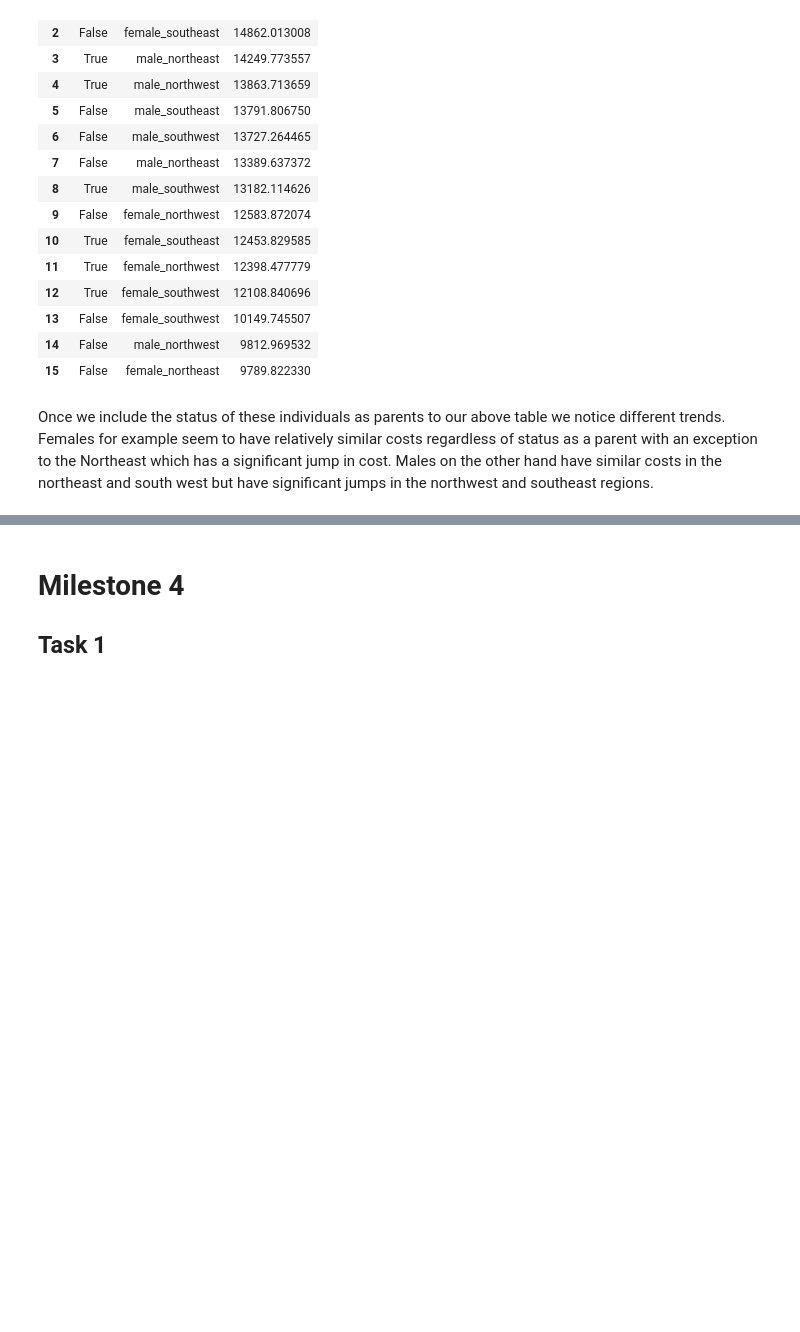
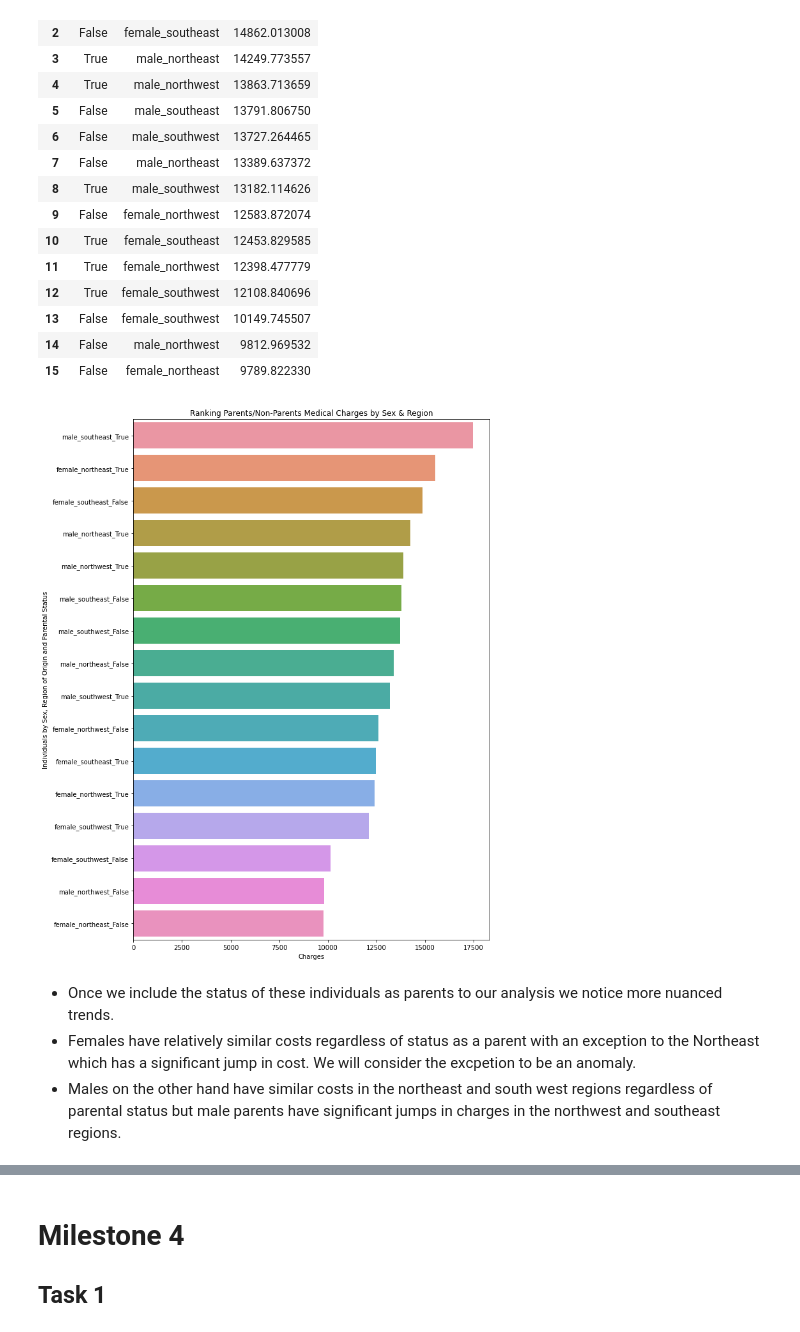
Before and after one commit to ubco-W2022T1-cosc301/project-group45, a Jupyter notebook: notebooks/analysis2.ipynb, the cells around one changed output, grey strips where cells are left out. Cells and saved outputs as stored; diff of their text form; code cells hidden in the pictures; blank space fills up the shorter version.

```diff
--- a/notebooks/analysis2.ipynb
+++ b/notebooks/analysis2.ipynb
@@ -247,5 +263,21 @@ df_srp
 | 13 | False | female_southwest | 10149.745507 |
 | 14 | False | male_northwest | 9812.969532 |
 | 15 | False | female_northeast | 9789.822330 |
+# %%
+df_plot = pd.read_csv("../data/processed/sex_region_parent.csv")
+
+df_plot = df_plot.groupby(['sex_region_parent'])['charges'].mean().sort_values(ascending = False).reset_index()
+
+plt.figure(figsize=(10,15))
+sns.barplot(x = 'charges', y= 'sex_region_parent', data = df_plot)
+plt.xlabel("Charges")
+plt.ylabel("Individuals by Sex, Region of Origin and Parental Status")
+plt.title("Ranking Parents/Non-Parents Medical Charges by Sex & Region")
+
+plt.show()
+# %% [output]
+[figure, added]
 # %% [markdown]
-Once we include the status of these individuals as parents to our above table we notice different trends. Females for example seem to have relatively similar costs regardless of status as a parent with an exception to the Northeast which has a significant jump in cost. Males on the other hand have similar costs in the northeast and south west but have significant jumps in the northwest and southeast regions.
+- Once we include the status of these individuals as parents to our analysis we notice more nuanced trends.
+- Females have relatively similar costs regardless of status as a parent with an exception to the Northeast which has a significant jump in cost. We will consider the excpetion to be an anomaly.
+- Males on the other hand have similar costs in the northeast and south west regions regardless of parental status but male parents have significant jumps in charges in the northwest and southeast regions.
```
Also changed, not shown: parts of 10 cells of this notebook, 1 other file.
